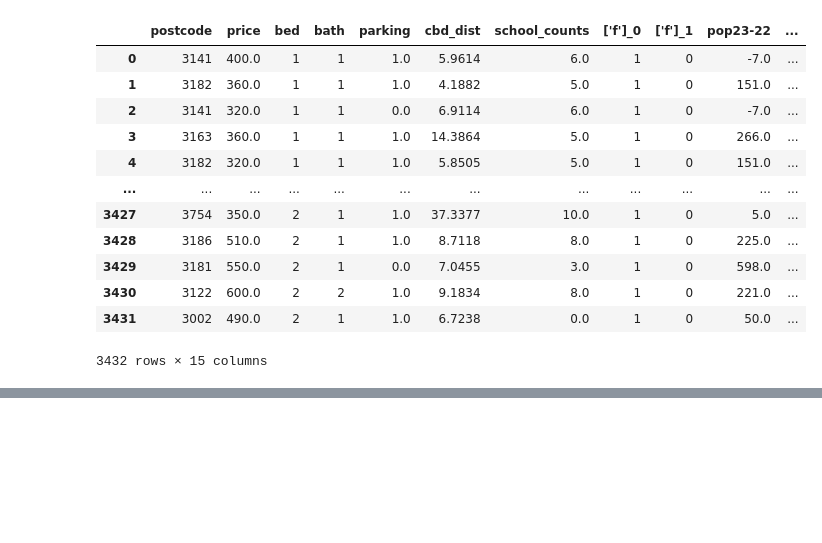
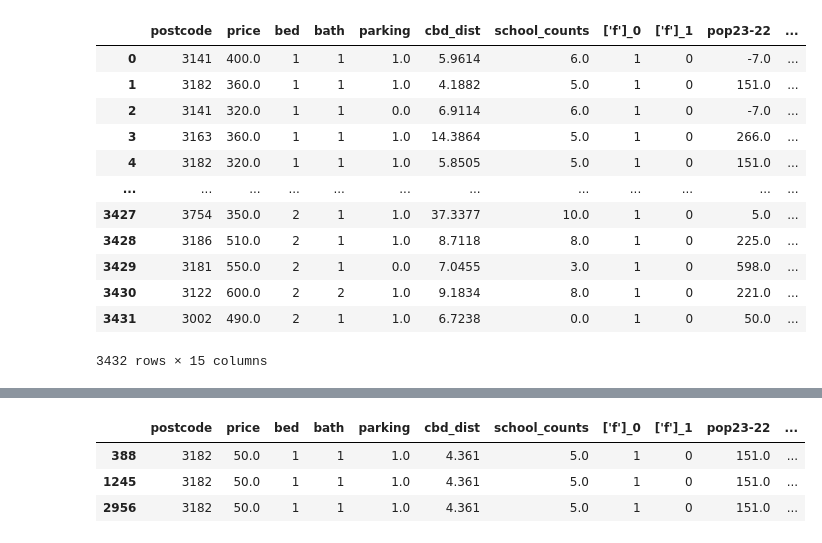
Before and after one commit to MAST30034-Applied-Data-Science/generic-real-estate-consulting-project-group-15, a Jupyter notebook: models/MLPRegressor.ipynb, the cells around one changed output, grey strips where cells are left out. Drawn from its saved outputs; the diff is of its cells as text; code cells hidden in the pictures; blank space fills up the shorter version.

```diff
--- a/models/MLPRegressor.ipynb
+++ b/models/MLPRegressor.ipynb
@@ -207,0 +265,7 @@ Name: avg_rate, dtype: float64
+# %%
+df[df['price'] == df['price'].min()]
+# %% [output]
+|  | postcode | price | bed | bath | parking | cbd_dist | school_counts | ['f']_0 | ['f']_1 | pop23-22 | ... |
+| 388 | 3182 | 50.0 | 1 | 1 | 1.0 | 4.361 | 5.0 | 1 | 0 | 151.0 | ... |
+| 1245 | 3182 | 50.0 | 1 | 1 | 1.0 | 4.361 | 5.0 | 1 | 0 | 151.0 | ... |
+| 2956 | 3182 | 50.0 | 1 | 1 | 1.0 | 4.361 | 5.0 | 1 | 0 | 151.0 | ... |
```
Also changed, not shown: parts of 12 cells of this notebook, 2 other files.
